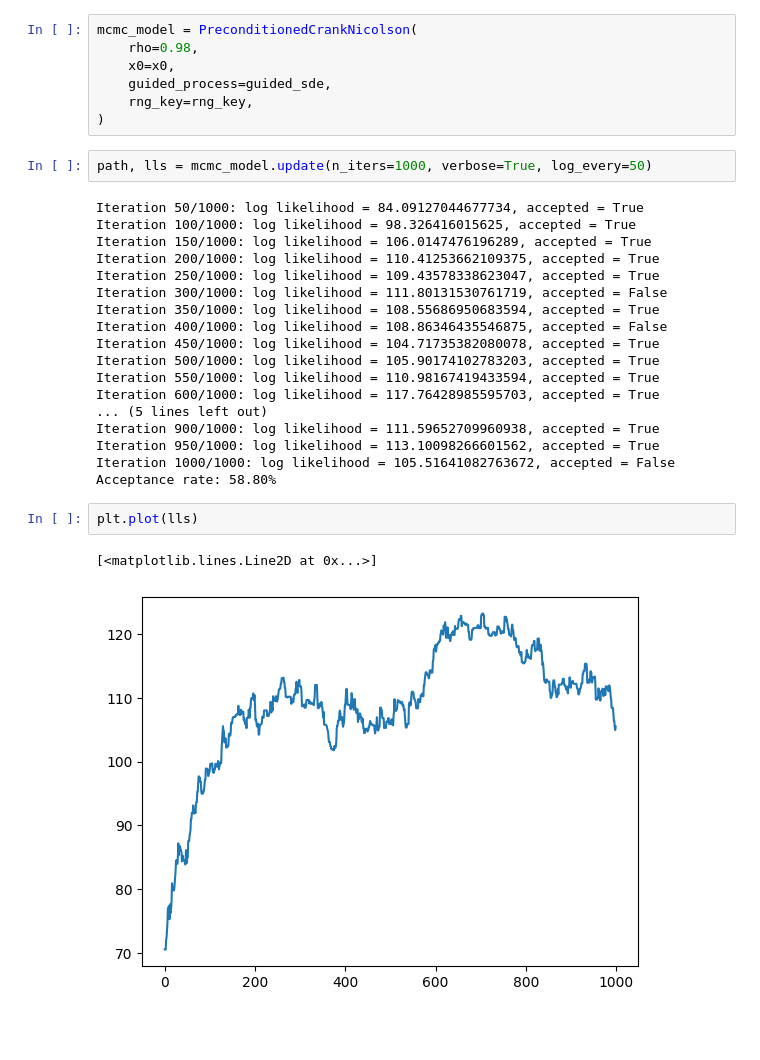
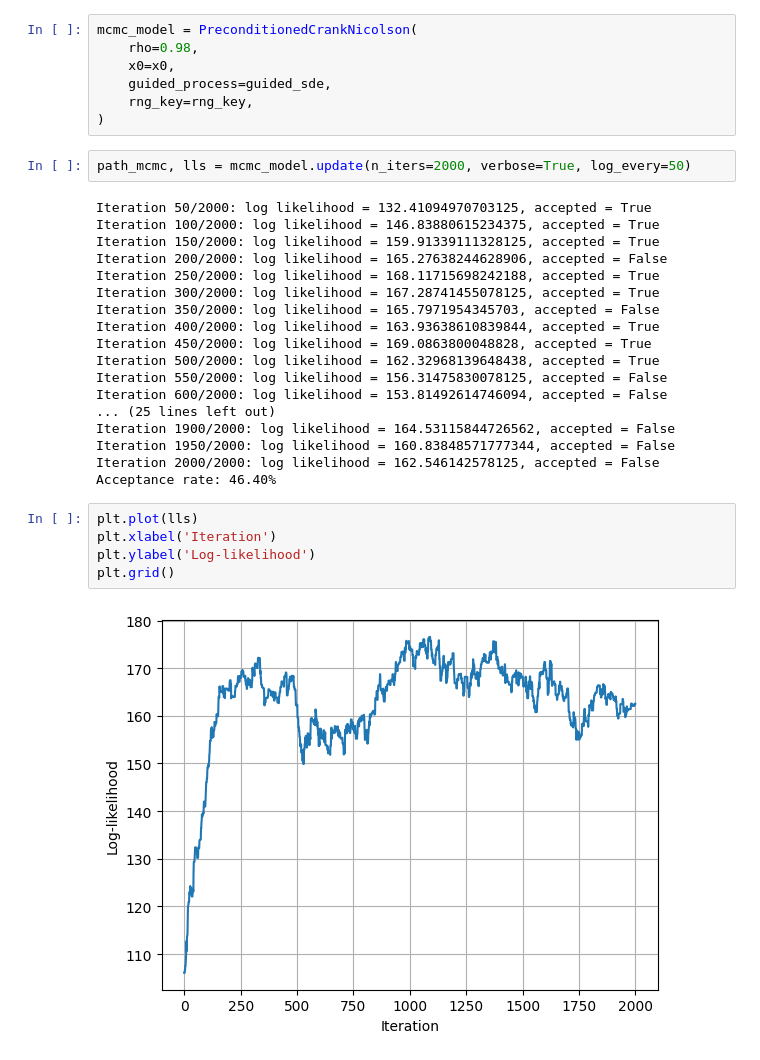
Before and after one commit to bookdiver/neuralbridge, a Jupyter notebook: examples/guided_cell_model.ipynb, the cells around one changed output. Drawn from its saved outputs; the diff is of its cells as text; blank space fills up the shorter version.

```diff
--- a/examples/guided_cell_model.ipynb
+++ b/examples/guided_cell_model.ipynb
@@ -66,28 +70,30 @@ mcmc_model = PreconditionedCrankNicolson(
     rng_key=rng_key,
 )
 # %%
-path, lls = mcmc_model.update(n_iters=1000, verbose=True, log_every=50)
+path_mcmc, lls = mcmc_model.update(n_iters=2000, verbose=True, log_every=50)
 # %% [output]
-Iteration 50/1000: log likelihood = 84.09127044677734, accepted = True
-Iteration 100/1000: log likelihood = 98.326416015625, accepted = True
-Iteration 150/1000: log likelihood = 106.0147476196289, accepted = True
-Iteration 200/1000: log likelihood = 110.41253662109375, accepted = True
-Iteration 250/1000: log likelihood = 109.43578338623047, accepted = True
-Iteration 300/1000: log likelihood = 111.80131530761719, accepted = False
-Iteration 350/1000: log likelihood = 108.55686950683594, accepted = True
-Iteration 400/1000: log likelihood = 108.86346435546875, accepted = False
-Iteration 450/1000: log likelihood = 104.71735382080078, accepted = True
-Iteration 500/1000: log likelihood = 105.90174102783203, accepted = True
-Iteration 550/1000: log likelihood = 110.98167419433594, accepted = True
-Iteration 600/1000: log likelihood = 117.76428985595703, accepted = True
-... (5 lines left out)
-Iteration 900/1000: log likelihood = 111.59652709960938, accepted = True
-Iteration 950/1000: log likelihood = 113.10098266601562, accepted = True
-Iteration 1000/1000: log likelihood = 105.51641082763672, accepted = False
-Acceptance rate: 58.80%
+Iteration 50/2000: log likelihood = 132.41094970703125, accepted = True
+Iteration 100/2000: log likelihood = 146.83880615234375, accepted = True
+Iteration 150/2000: log likelihood = 159.91339111328125, accepted = True
+Iteration 200/2000: log likelihood = 165.27638244628906, accepted = False
+Iteration 250/2000: log likelihood = 168.11715698242188, accepted = True
+Iteration 300/2000: log likelihood = 167.28741455078125, accepted = True
+Iteration 350/2000: log likelihood = 165.7971954345703, accepted = False
+Iteration 400/2000: log likelihood = 163.93638610839844, accepted = True
+Iteration 450/2000: log likelihood = 169.0863800048828, accepted = True
+Iteration 500/2000: log likelihood = 162.32968139648438, accepted = True
+Iteration 550/2000: log likelihood = 156.31475830078125, accepted = False
+Iteration 600/2000: log likelihood = 153.81492614746094, accepted = False
+... (25 lines left out)
+Iteration 1900/2000: log likelihood = 164.53115844726562, accepted = False
+Iteration 1950/2000: log likelihood = 160.83848571777344, accepted = False
+Iteration 2000/2000: log likelihood = 162.546142578125, accepted = False
+Acceptance rate: 46.40%
-# %%
-plt.plot(lls)
-# %% [output]
-[<matplotlib.lines.Line2D at 0x...>]
-[figure, removed]
+# %%
+plt.plot(lls)
+plt.xlabel('Iteration')
+plt.ylabel('Log-likelihood')
+plt.grid()
+# %% [output]
+[figure, added]
 # %%
```
Also changed, not shown: parts of 5 cells of this notebook, 9 other files.
